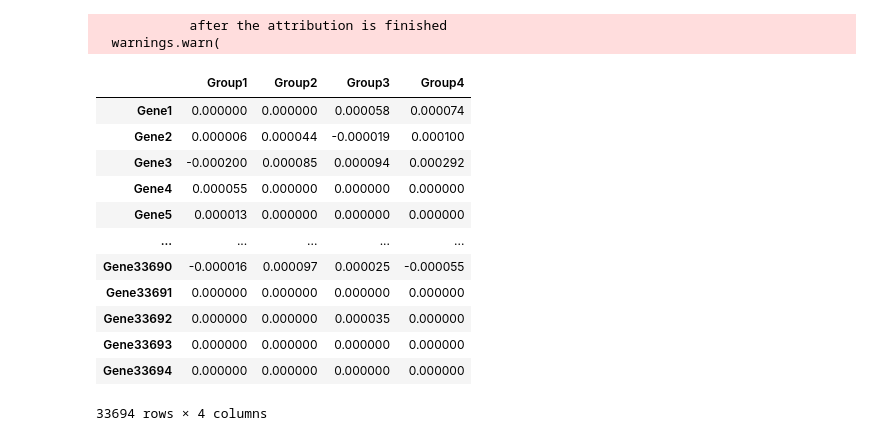
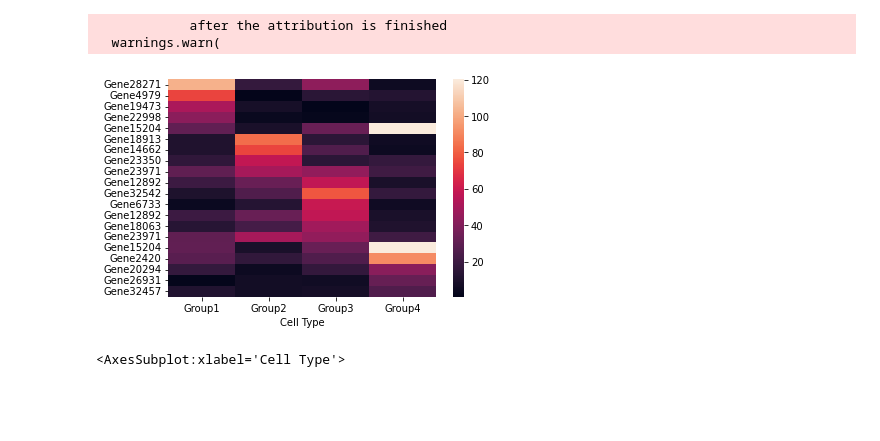
Before and after one commit to mperozek11/scSHARP_tool, a Jupyter notebook: demo.ipynb, the cells around one changed output. Cells and saved outputs as stored; diff of their text form; code cells hidden in the pictures; blank space fills up the shorter version.

```diff
--- a/demo.ipynb
+++ b/demo.ipynb
@@ -35,20 +148,8 @@ import matplotlib.pyplot as plt
 # %%
 int_df = sharp.run_interpretation()
-interpretations = int_df
-interpretations
+sharp.heat_map(int_df, n=5)
 # %% [output]
             after the attribution is finished
   warnings.warn(
-|  | Group1 | Group2 | Group3 | Group4 |
-| Gene1 | 0.000000 | 0.000000 | 0.000058 | 0.000074 |
-| Gene2 | 0.000006 | 0.000044 | -0.000019 | 0.000100 |
-| Gene3 | -0.000200 | 0.000085 | 0.000094 | 0.000292 |
-| Gene4 | 0.000055 | 0.000000 | 0.000000 | 0.000000 |
-| Gene5 | 0.000013 | 0.000000 | 0.000000 | 0.000000 |
-| ... | ... | ... | ... | ... |
-| Gene33690 | -0.000016 | 0.000097 | 0.000025 | -0.000055 |
-| Gene33691 | 0.000000 | 0.000000 | 0.000000 | 0.000000 |
-| Gene33692 | 0.000000 | 0.000000 | 0.000035 | 0.000000 |
-| Gene33693 | 0.000000 | 0.000000 | 0.000000 | 0.000000 |
-| Gene33694 | 0.000000 | 0.000000 | 0.000000 | 0.000000 |
+[figure, added]
-33694 rows × 4 columns
+<AxesSubplot:xlabel='Cell Type'>
```
Also changed, not shown: parts of 14 cells of this notebook, 3 other files.
